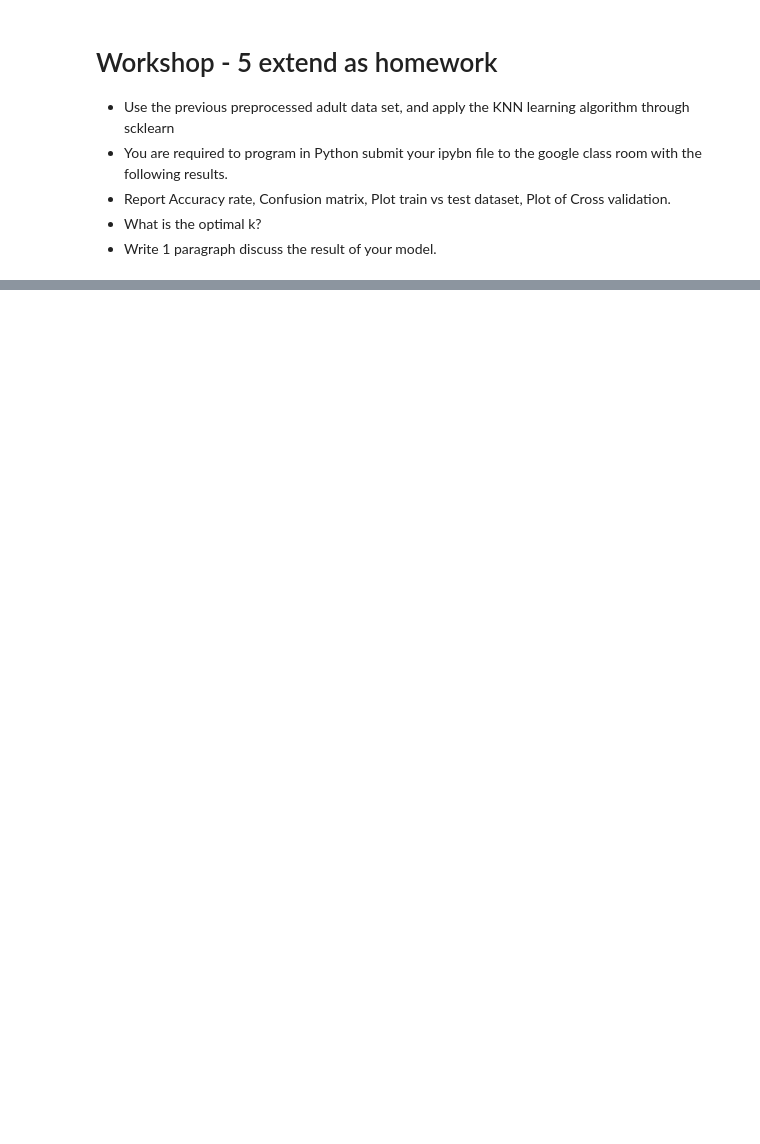
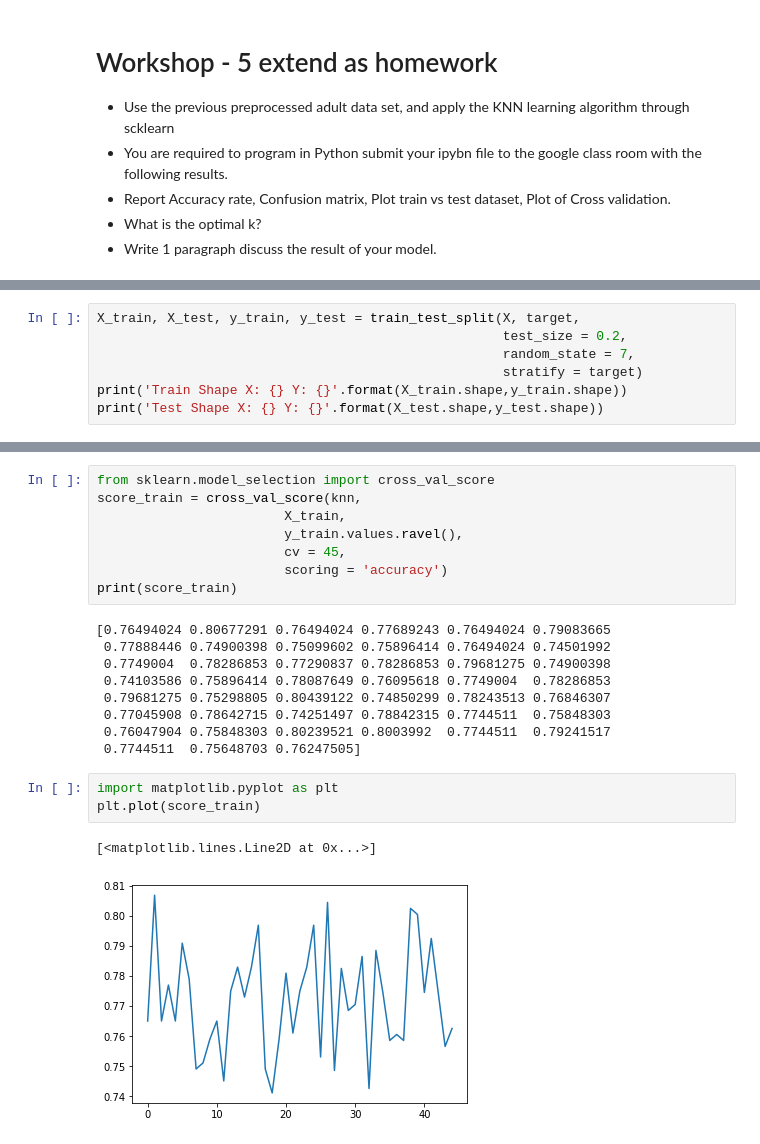
Before and after one commit to SonramSirirat/everything-starts-with-data, a Jupyter notebook: Workshop_5.ipynb, the cells around one changed output, grey strips where cells are left out. Cells and saved outputs as stored; diff of their text form; blank space fills up the shorter version.

Commit message:
Data Exploration, Create Model, Evaluate Model

```diff
--- a/Workshop_5.ipynb
+++ b/Workshop_5.ipynb
@@ -151,0 +135,7 @@ weighted avg       0.72      0.79      0.74      5643
+# %%
+X_train, X_test, y_train, y_test = train_test_split(X, target,
+                                                    test_size = 0.2,
+                                                    random_state = 7,
+                                                    stratify = target)
+print('Train Shape X: {} Y: {}'.format(X_train.shape,y_train.shape))
+print('Test Shape X: {} Y: {}'.format(X_test.shape,y_test.shape))
@@ -151,0 +247,23 @@ weighted avg       0.72      0.79      0.74      5643
+# %%
+from sklearn.model_selection import cross_val_score
+score_train = cross_val_score(knn,
+                        X_train,
+                        y_train.values.ravel(),
+                        cv = 45,
+                        scoring = 'accuracy')
+print(score_train)
+# %% [output]
+[0.76494024 0.80677291 0.76494024 0.77689243 0.76494024 0.79083665
+ 0.77888446 0.74900398 0.75099602 0.75896414 0.76494024 0.74501992
+ 0.7749004  0.78286853 0.77290837 0.78286853 0.79681275 0.74900398
+ 0.74103586 0.75896414 0.78087649 0.76095618 0.7749004  0.78286853
+ 0.79681275 0.75298805 0.80439122 0.74850299 0.78243513 0.76846307
+ 0.77045908 0.78642715 0.74251497 0.78842315 0.7744511  0.75848303
+ 0.76047904 0.75848303 0.80239521 0.8003992  0.7744511  0.79241517
+ 0.7744511  0.75648703 0.76247505]
+# %%
+import matplotlib.pyplot as plt
+plt.plot(score_train)
+# %% [output]
+[<matplotlib.lines.Line2D at 0x...>]
+[figure, added]
```
Also changed, not shown: parts of 43 cells of this notebook.
